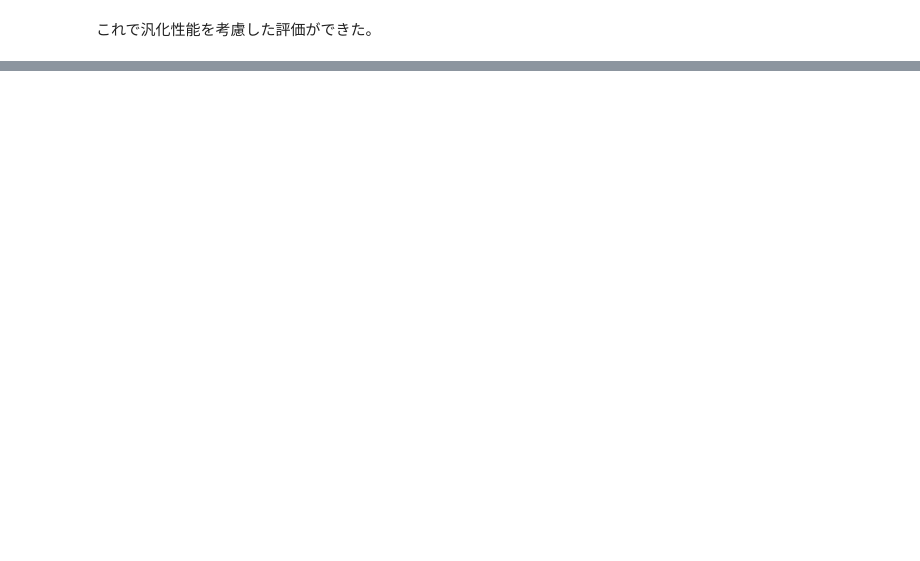
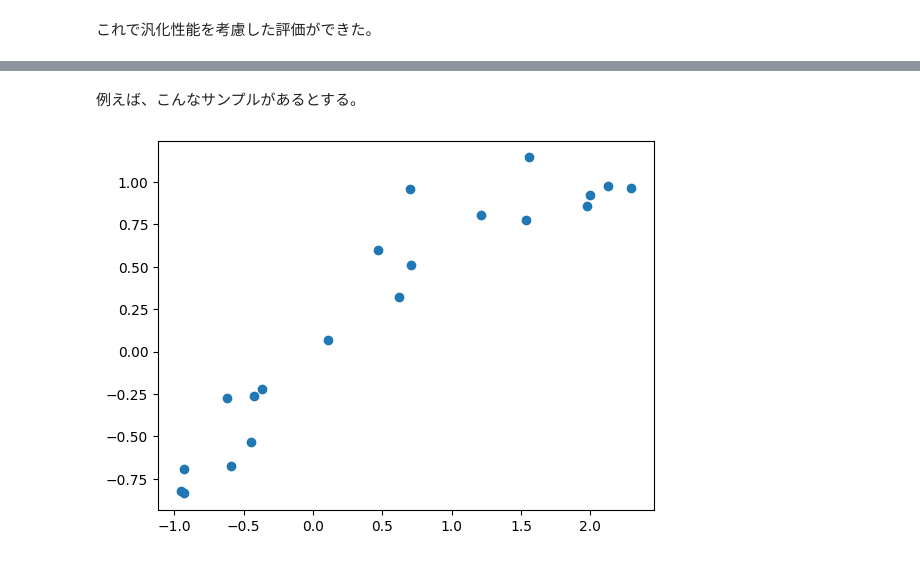
Before and after one commit to misya11p/machine-learning, a Jupyter notebook: overfitting.ipynb, the cells around one changed output, grey strips where cells are left out. Drawn from its saved outputs; the diff is of its cells as text; code cells hidden in the pictures; blank space fills up the shorter version.

```diff
--- a/overfitting.ipynb
+++ b/overfitting.ipynb
@@ -42,0 +58,13 @@ model.score(X_test, y_test) # 決定係数
+# %% [markdown]
+例えば、こんなサンプルがあるとする。
+# %%
+x_range = (-1, 2.5)
+def get_samples(n):
+    x = np.random.uniform(*x_range, n)
+    y = np.sin(x) + 0.2 * np.random.randn(n)
+    return x.reshape(-1, 1), y
+
+X, y = get_samples(20)
+plt.scatter(X, y);
+# %% [output]
+[figure, added]
```
Also changed, not shown: parts of 17 cells of this notebook.
